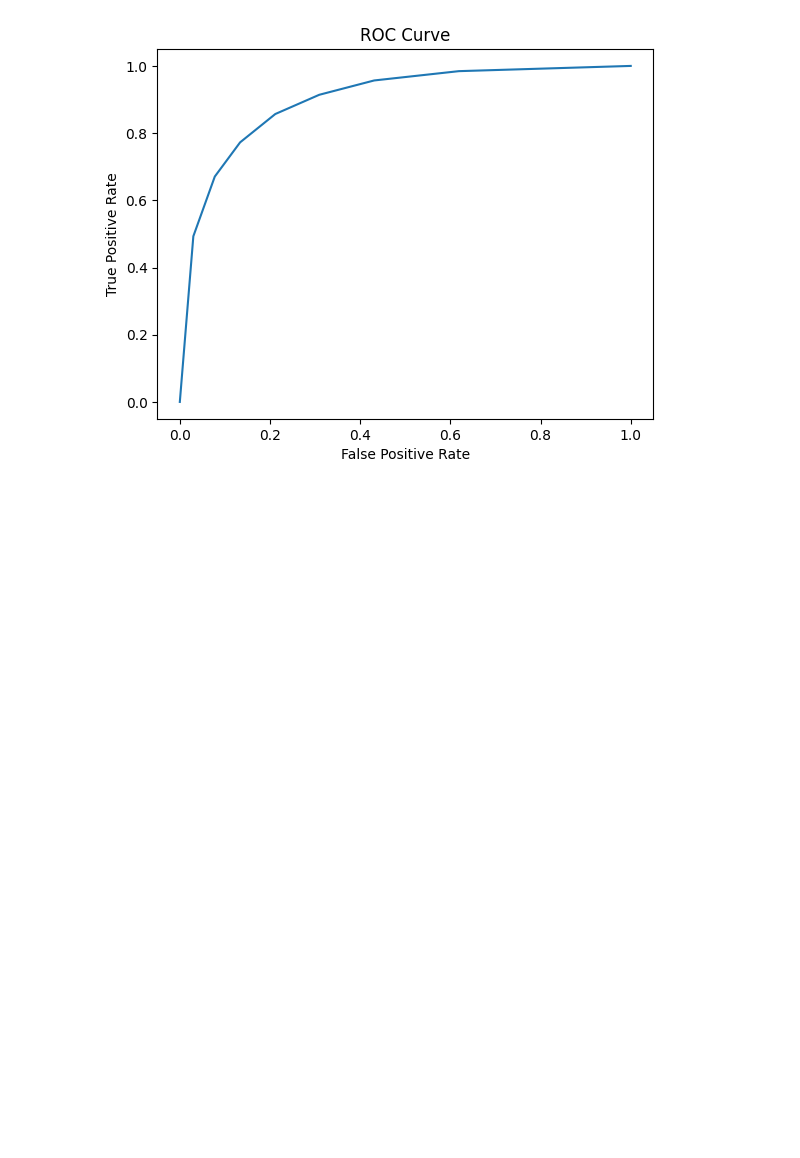
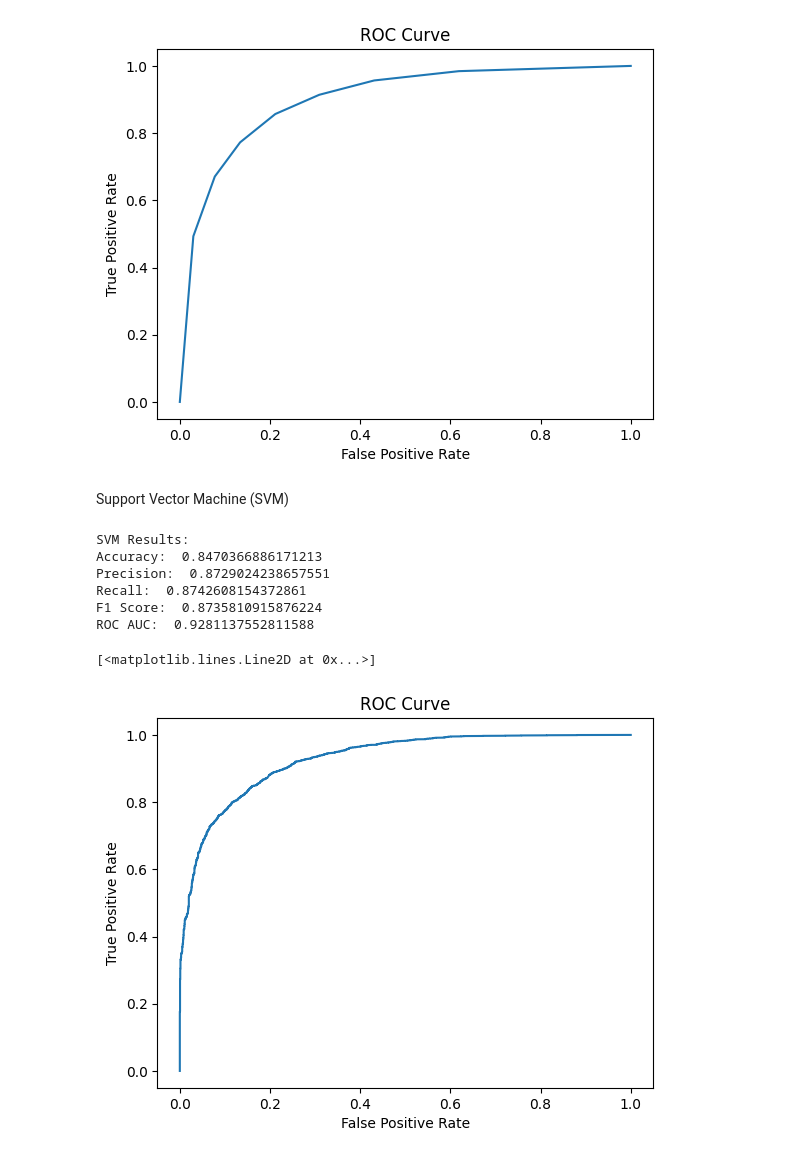
Before and after one commit to zahra-ynp/Intro-to-ML-Project, a Jupyter notebook: main.ipynb, the cells around one changed output. Cells and saved outputs as stored; diff of their text form; code cells hidden in the pictures; blank space fills up the shorter version.

```diff
--- a/main.ipynb
+++ b/main.ipynb
@@ -333,3 +333,47 @@ F1 Score:  0.8588363749805022
 ROC AUC:  0.8999073252305468
 [<matplotlib.lines.Line2D at 0x...>]
 [figure]
+# %% [markdown]
+Support Vector Machine (SVM)
+# %%
+svm_model = SVC(probability=True)
+svm_params = {'C': [0.1, 1, 10], 'kernel': ['linear']}
+
+svm_grid = GridSearchCV(svm_model, svm_params, cv=5, scoring='roc_auc', n_jobs=-1)
+svm_grid.fit(X_train, y_train)
+svm_best = svm_grid.best_estimator_
+
+y_pred_svm = svm_best.predict(X_test)
+y_probs_svm = svm_best.predict_proba(X_test)[:, 1]
+
+model_results["SVM"] = {
+    "Accuracy": accuracy_score(y_test, y_pred_svm),
+    "Precision": precision_score(y_test, y_pred_svm),
+    "Recall": recall_score(y_test, y_pred_svm),
+    "F1 Score": f1_score(y_test, y_pred_svm),
+    "ROC AUC": roc_auc_score(y_test, y_probs_svm)
+}
+
+print("\nSVM Results:")
+print("Accuracy: ", model_results["SVM"]["Accuracy"])
+print("Precision: ", model_results["SVM"]["Precision"])
+print("Recall: ", model_results["SVM"]["Recall"])
+print("F1 Score: ", model_results["SVM"]["F1 Score"])
+print("ROC AUC: ", model_results["SVM"]["ROC AUC"])
+
+
+fpr, tpr, _ = roc_curve(y_test, y_probs_svm)
+roc_curves["SVM"] = (fpr, tpr)
+plt.title("ROC Curve")
+plt.xlabel("False Positive Rate")
+plt.ylabel("True Positive Rate")
+plt.plot(fpr, tpr, label=f"SVM (AUC = {model_results['SVM']['ROC AUC']:.2f})")
+# %% [output]
+SVM Results:
+Accuracy:  0.8470366886171213
+Precision:  0.8729024238657551
+Recall:  0.8742608154372861
+F1 Score:  0.8735810915876224
+ROC AUC:  0.9281137552811588
+[<matplotlib.lines.Line2D at 0x...>]
+[figure, added]
```
